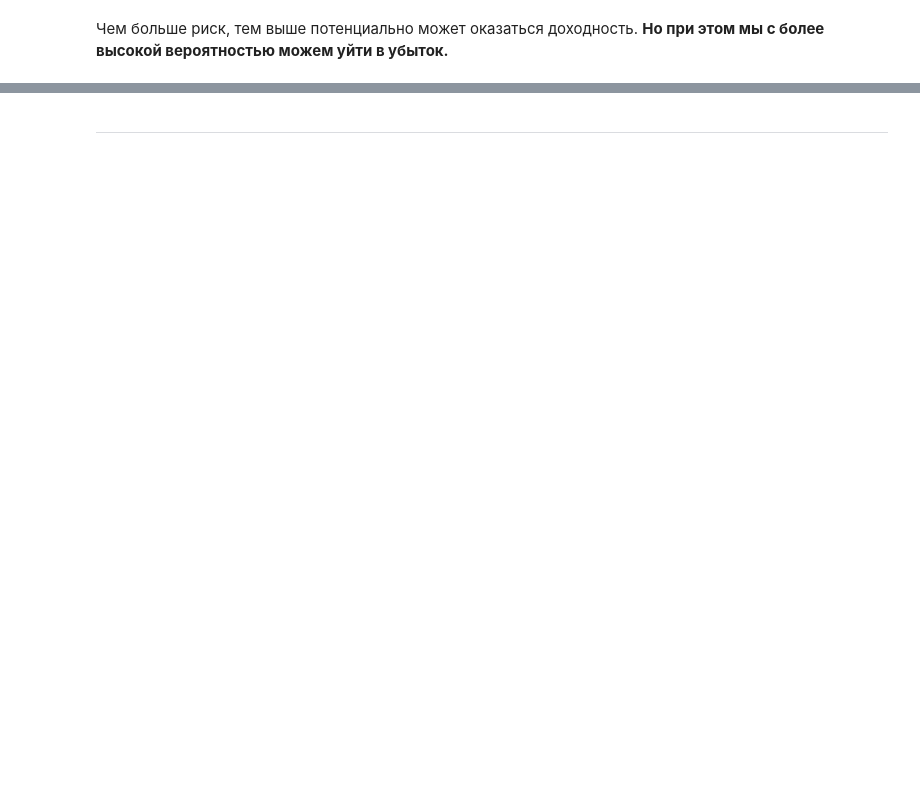
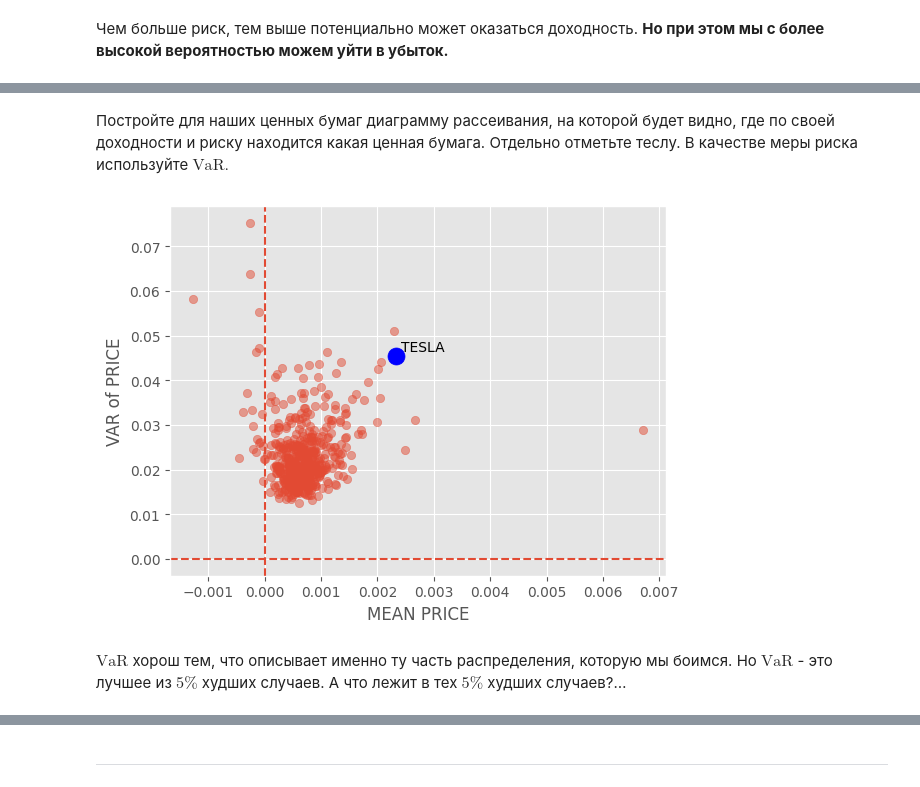
Before and after one commit to igumnov-daniel/HOCK_SEPTEMBER_2023, a Jupyter notebook: 11_window_functions/11_big_pandas_practice_LESSON.ipynb, the cells around one changed output, grey strips where cells are left out. Saved outputs shown, nothing was run; the diff lists cells and outputs as text; code cells hidden in the pictures; blank space fills up the shorter version.

```diff
--- a/11_window_functions/11_big_pandas_practice_LESSON.ipynb
+++ b/11_window_functions/11_big_pandas_practice_LESSON.ipynb
@@ -738,0 +474,3 @@ __и) [бонусные 5 баллов]__
+# %%
+VaR = dohod_train.quantile(0.05).sort_values(ascending=False)
+VaR.head(10) # наименее рискованные
@@ -738,0 +503,7 @@ __и) [бонусные 5 баллов]__
+# %%
+VaR = VaR * -1
+# %%
+# добавим получившиеся значения в нашу таблицу
+VaR.name = 'VaR'
+df_result = df_result.join(VaR)
+df_result.head()
@@ -738,0 +517,18 @@ __и) [бонусные 5 баллов]__
+# %% [markdown]
+Постройте для наших ценных бумаг диаграмму рассеивания, на которой будет видно, где по своей доходности и риску находится какая ценная бумага. Отдельно отметьте теслу. В качестве меры риска используйте $\text{VaR}.$
+# %%
+plt.scatter(df_result['mean'], df_result['VaR'], alpha=0.5) # поменяли меру риска на VaR
+plt.scatter(df_result.loc['TSLA']['mean'], df_result.loc['TSLA']['VaR'], color='blue', s=150, label='TESLA') # поменяли меру риска на VaR
+plt.text(df_result.loc['TSLA']['mean']+0.0001, df_result.loc['TSLA']['VaR']+0.001, 'TESLA') # поменяли меру риска на VaR
+# plt.legend()
+
+plt.axvline(0, linestyle='--')
+plt.axhline(0, linestyle='--')
+
+plt.xlabel('MEAN PRICE')
+plt.ylabel('VAR of PRICE')
+plt.show()
+# %% [output]
+[figure, added]
+# %% [markdown]
+$\text{VaR}$ хорош тем, что описывает именно ту часть распределения, которую мы боимся. Но $\text{VaR}$ - это лучшее из $5\%$ худших случаев. А что лежит в тех $5\%$ худших случаев?…
```
Also changed, not shown: parts of 81 cells of this notebook.
